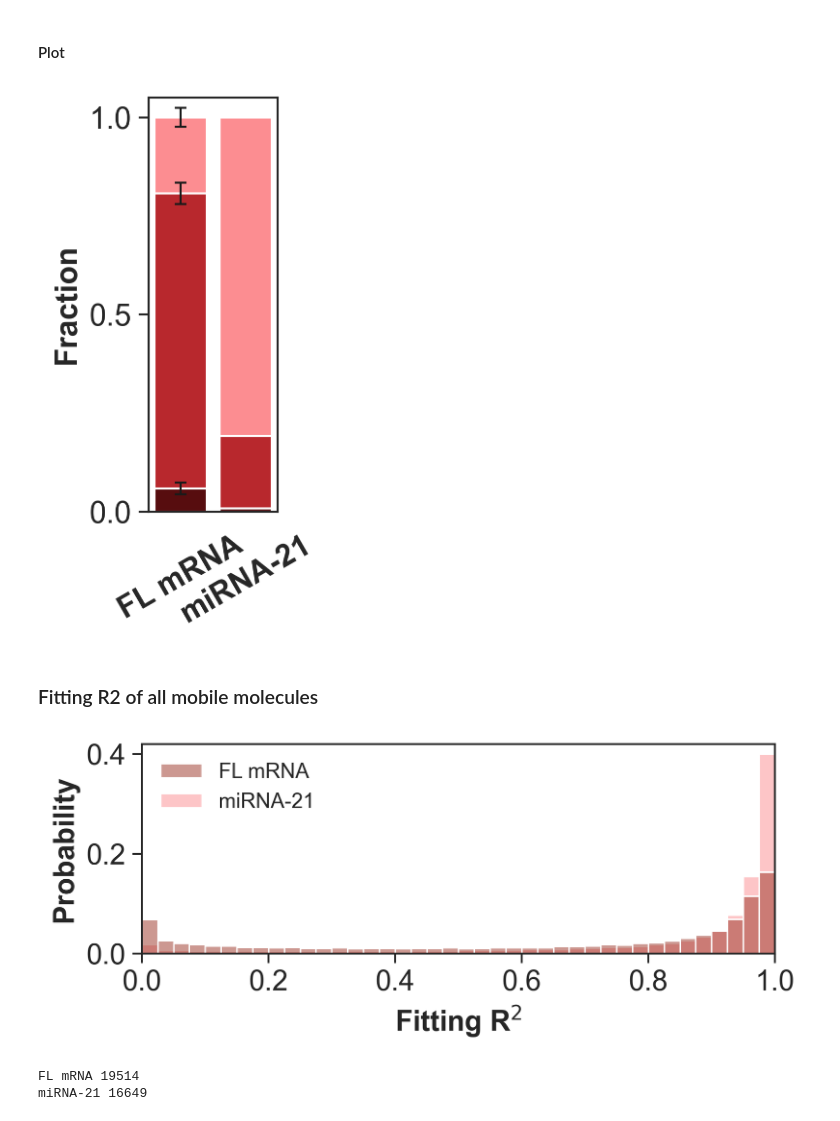
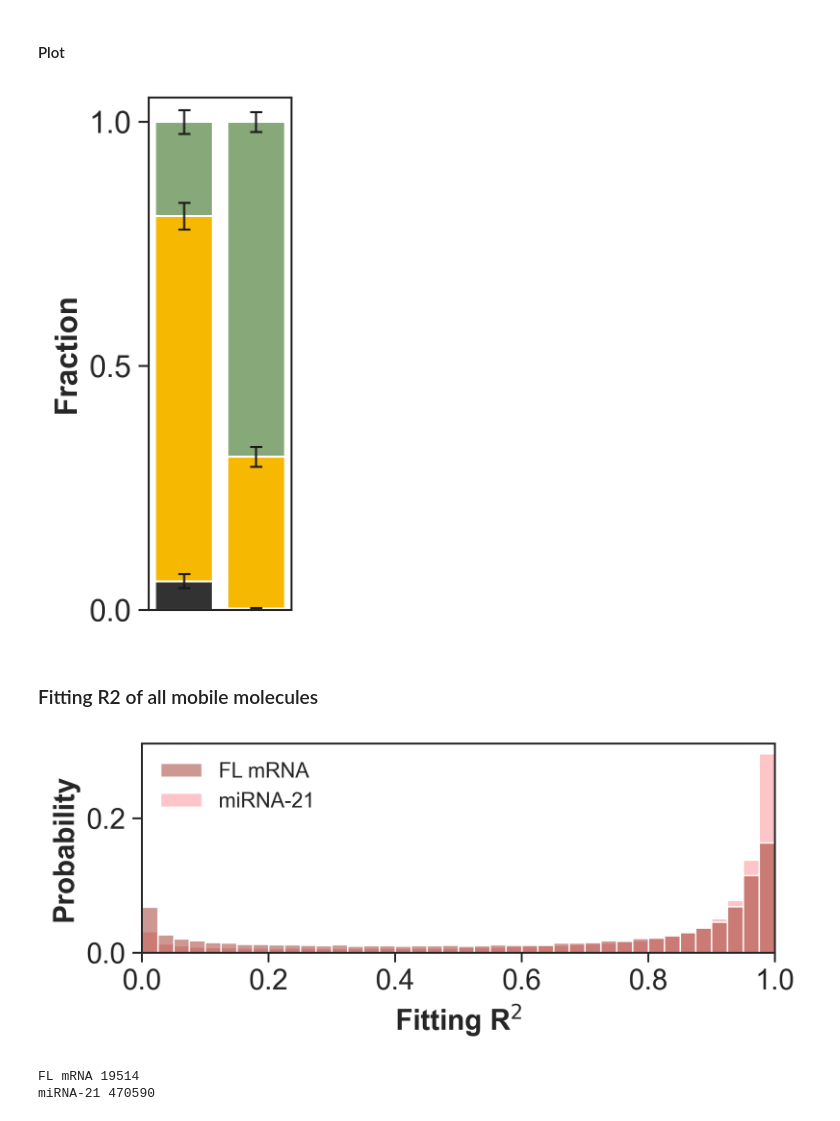
Before and after one commit to walterlab-um/intra_condensate_SPT, a Jupyter notebook: plot_paper_figure/Fig3_FL_vs_miR21_in_condensate.ipynb, the cells around one changed output. Cells and saved outputs as stored; diff of their text form; code cells hidden in the pictures.

```diff
--- a/plot_paper_figure/Fig3_FL_vs_miR21_in_condensate.ipynb
+++ b/plot_paper_figure/Fig3_FL_vs_miR21_in_condensate.ipynb
@@ -22,9 +22,9 @@ postfix = "FL_vs_miR21_in_condensate.png"
 
 folder_save = "/Volumes/lsa-nwalter/Guoming_Gao_turbo/Walterlab_server/PROCESSED_DATA/RNA-diffusion-in-FUS/RNAinFUS_PaperFigures/Fig3_D to organization_exclude hypothesis/FL_vs_miR21"
 fname_AIO_1 = "SPT_results_AIO_concat-0Dex_noTR_0hr.csv"
-fname_AIO_2 = "SPT_results_AIO_concat-20230903miR100ms.csv"
+fname_AIO_2 = "SPT_results_AIO_concat-20ms_miR21_incondensate_5Reps.csv"
 fname_saspt_1 = "saSPT-pooled-mobile-0Dex_noTR_0hr.csv"
-fname_saspt_2 = "saSPT-pooled-mobile-20230903miR100ms.csv"
+fname_saspt_2 = "saSPT-pooled-mobile-20ms_miR21_incondensate_5Reps.csv"
 # %% [markdown]
 ## Combine dataframes
 # %%
@@ -464,9 +464,9 @@ df_mean_error = pd.DataFrame(
 fig = plt.figure(figsize=(2, 4), dpi=300)
 x = [1, 2]
 colors = [
-    "#570d0f",
-    "#b8282d",
-    "#fc8d91",
+    "#333232",
+    "#f7b801",
+    "#87a878",
 ]
 
 df_fractions = df_mean_error[df_mean_error["label"].isin(labels)]
@@ -475,36 +475,36 @@ categories = ["F_immobile_mean", "F_constrained_mean", "F_normal_mean"]
 for i in range(len(categories)):
     plt.bar(
         x=x,
         height=df_fractions[categories[i]],
         yerr=df_fractions[categories[i][:-4] + "sem"],
         error_kw={"elinewidth": 1},
         capsize=3,
         label=labels,
         bottom=bottom,
         color=colors[i],
     )
     bottom += df_fractions[categories[i]]
 plt.ylim(0, 1.05)
 plt.ylabel("Fraction", weight="bold", size=15)
-plt.xticks(x, labels, size=15, weight="bold", rotation=30)
+plt.xticks([])
 plt.yticks([0, 0.5, 1], size=15)
 plt.gca().spines[:].set_linewidth(1)
 plt.gca().tick_params(
     axis="y",
     which="major",
     labelsize=15,
     direction="out",
     bottom=True,
     left=True,
     length=5,
     width=1,
 )
 plt.xlabel("")
 plt.tight_layout()
-plt.savefig("Fracs_compare.png", format="png", bbox_inches="tight")
+plt.savefig("Fracs_compare_left_FL_right_miR21_same20ms.png", format="png", bbox_inches="tight")
 plt.show()
 # %% [output]
-[figure, old version]
+[figure, new version]
 # %% [markdown]
 ### Fitting R2 of all mobile molecules
 # %%
@@ -540,6 +540,6 @@ plt.show()
 print(label_1, data[data["label"] == label_1].shape[0])
 print(label_2, data[data["label"] == label_2].shape[0])
 # %% [output]
-[figure, old version]
+[figure, new version]
 FL mRNA 19514
-miRNA-21 16649
+miRNA-21 470590
```
Also changed, not shown: parts of 6 cells of this notebook, 1 other file.
